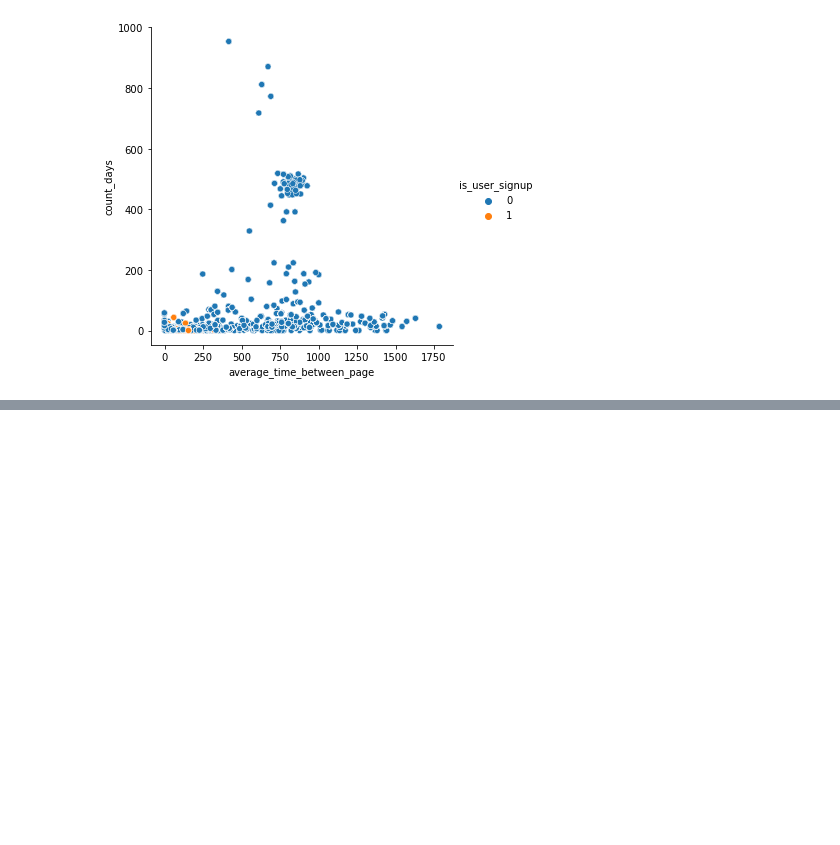
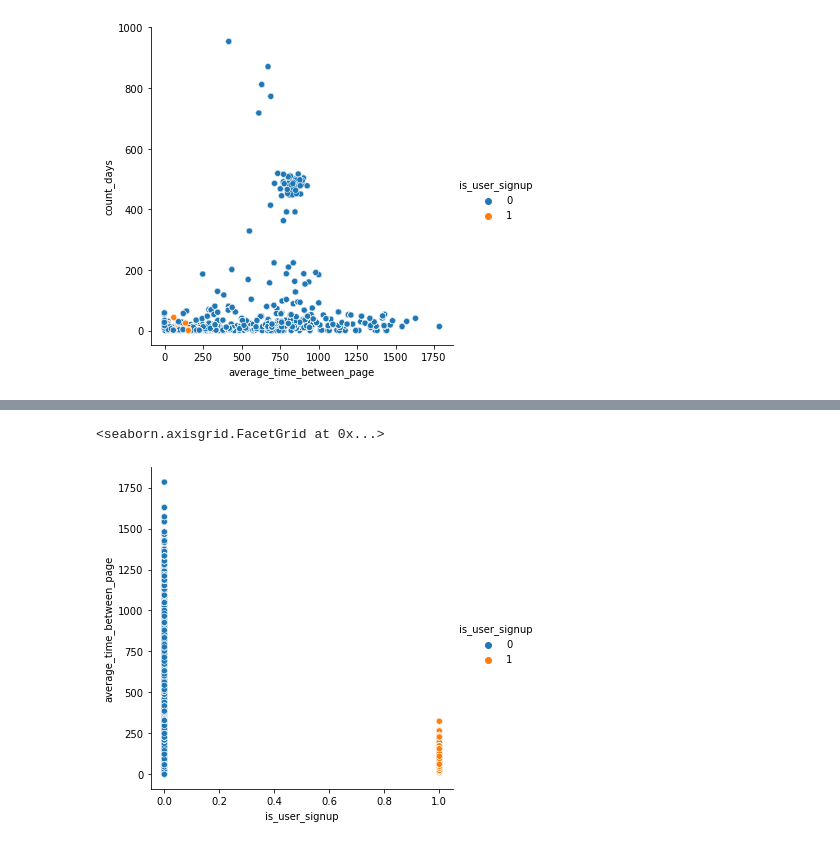
Before and after one commit to francobelloni85/DataMiningUni, a Jupyter notebook: BotDetection.ipynb, the cells around one changed output, grey strips where cells are left out. Drawn from its saved outputs; the diff is of its cells as text; code cells hidden in the pictures; blank space fills up the shorter version.

```diff
--- a/BotDetection.ipynb
+++ b/BotDetection.ipynb
@@ -737,0 +803,5 @@ Group by ip
+# %%
+sn.relplot(x='is_user_signup', y='average_time_between_page', hue='is_user_signup',data=dataset_by_group)
+# %% [output]
+<seaborn.axisgrid.FacetGrid at 0x...>
+[figure, added]
```
Also changed, not shown: parts of 10 cells of this notebook, 1 other file.
